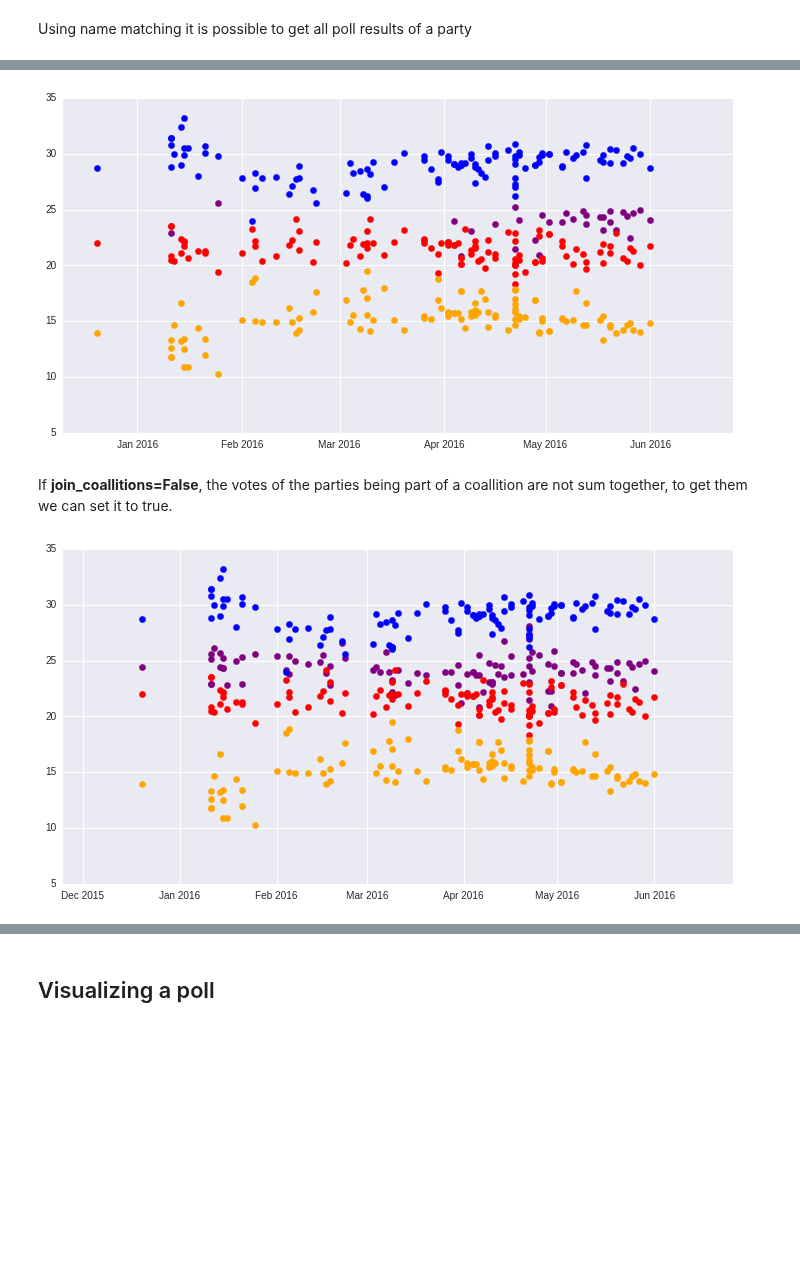
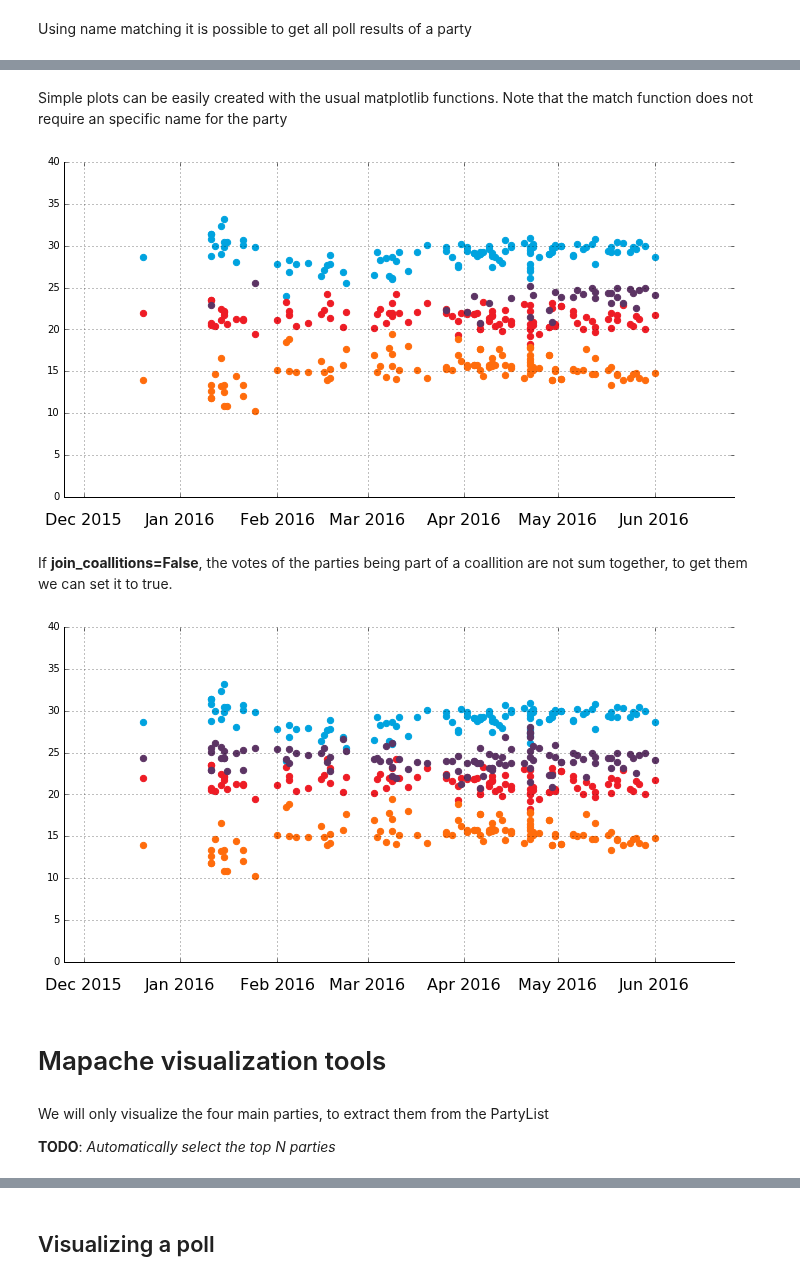
Before and after one commit to cesans/mapache, a Jupyter notebook: examples/Parsing Wikipedia polls.ipynb, the cells around one changed output, grey strips where cells are left out. Drawn from its saved outputs; the diff is of its cells as text; code cells hidden in the pictures; blank space fills up the shorter version.

```diff
--- a/examples/Parsing Wikipedia polls.ipynb
+++ b/examples/Parsing Wikipedia polls.ipynb
@@ -177,7 +176,11 @@ def poll_from_table(table):
         for i, p in enumerate(cells[2: -3]):
             v = p.text
             if v:
-                v = float(v)
+                try:
+                    v = float(v)
+                except:
+                    # Multiple parties in the cell, fix?
+                    continue
                 votes[party_names[i]] = v
 
         poll = mapache.Poll(votes, date, pollster, err)
@@ -250,28 +257,50 @@ Podemos+allies: 19.7
+# %% [markdown]
+Simple plots can be easily created with the usual matplotlib functions. Note that the match function does not require an specific name for the party
 # %%
 plt.rcParams['figure.figsize'] = (12, 6)
+fig, ax = plt.subplots()
 
-parties = {'pp': 'blue', 'psoe': 'red', 'up':'purple', 'ciudadanos':'orange'}
+parties = ['pp', 'psoe', 'up', 'cs']
 
 for k in parties:
-    party_polls = polls.get_party(spanish_parties[k], join_coalitions=False)
+    party_polls = polls.get_party(spanish_parties.match(k), join_coalitions=False)
     dates = [x[0] for x in party_polls]
     votes = [x[1] for x in party_polls]
 
-    plt.scatter(dates, votes, color=parties[k], s=40)
+    plt.scatter(dates, votes, color=spanish_parties.match(k).color, s=40)
+
+ax.spines['top'].set_visible(False)
+ax.spines['right'].set_visible(False)
+
+plt.grid()
+plt.ylim((0,40));
 # %% [output]
-[figure, old version]
+[figure, new version]
 # %% [markdown]
 If __join_coallitions=False__, the votes of the parties being part of a coallition are not sum together, to get them we can set it to true.
 # %%
 plt.rcParams['figure.figsize'] = (12, 6)
+fig, ax = plt.subplots()
 
-parties = {'pp': 'blue', 'psoe': 'red', 'up':'purple', 'ciudadanos':'orange'}
+parties = ['pp', 'psoe', 'up', 'cs']
 
 for k in parties:
-    party_polls = polls.get_party(spanish_parties[k], join_coalitions=True)
+    party_polls = polls.get_party(spanish_parties.match(k), join_coalitions=True)
     dates = [x[0] for x in party_polls]
     votes = [x[1] for x in party_polls]
 
-    plt.scatter(dates, votes, color=parties[k], s=40)
+    plt.scatter(dates, votes, color=spanish_parties.match(k).color, s=40)
+
+ax.spines['top'].set_visible(False)
+ax.spines['right'].set_visible(False)
+
+plt.grid()
+plt.ylim((0,40));
 # %% [output]
-[figure, old version]
+[figure, new version]
+# %% [markdown]
+# Mapache visualization tools
+# %% [markdown]
+We will only visualize the four main parties, to extract them from the PartyList
+
+__TODO__: *Automatically select the top N parties*
```
Also changed, not shown: parts of 36 cells of this notebook, 3 other files.
